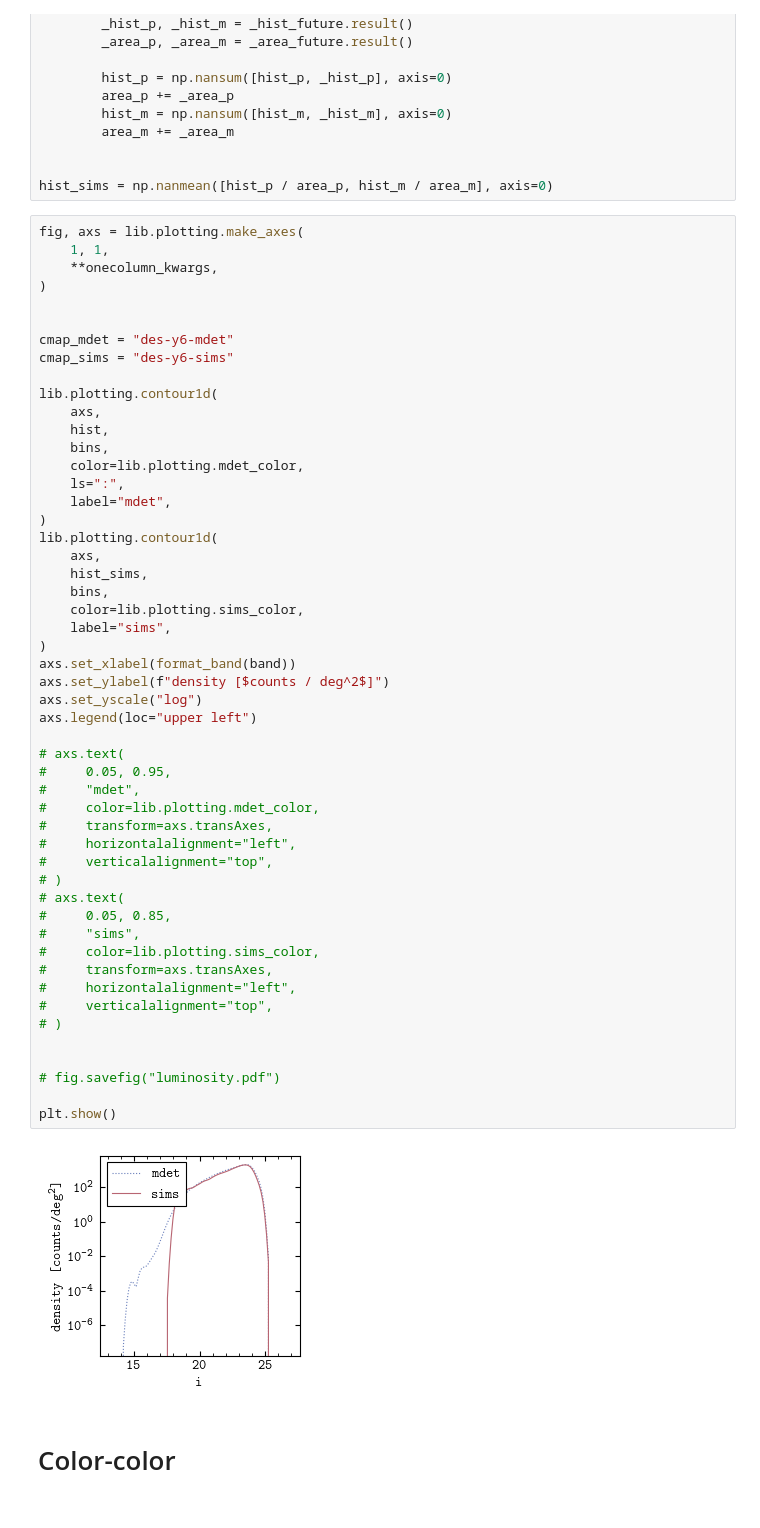
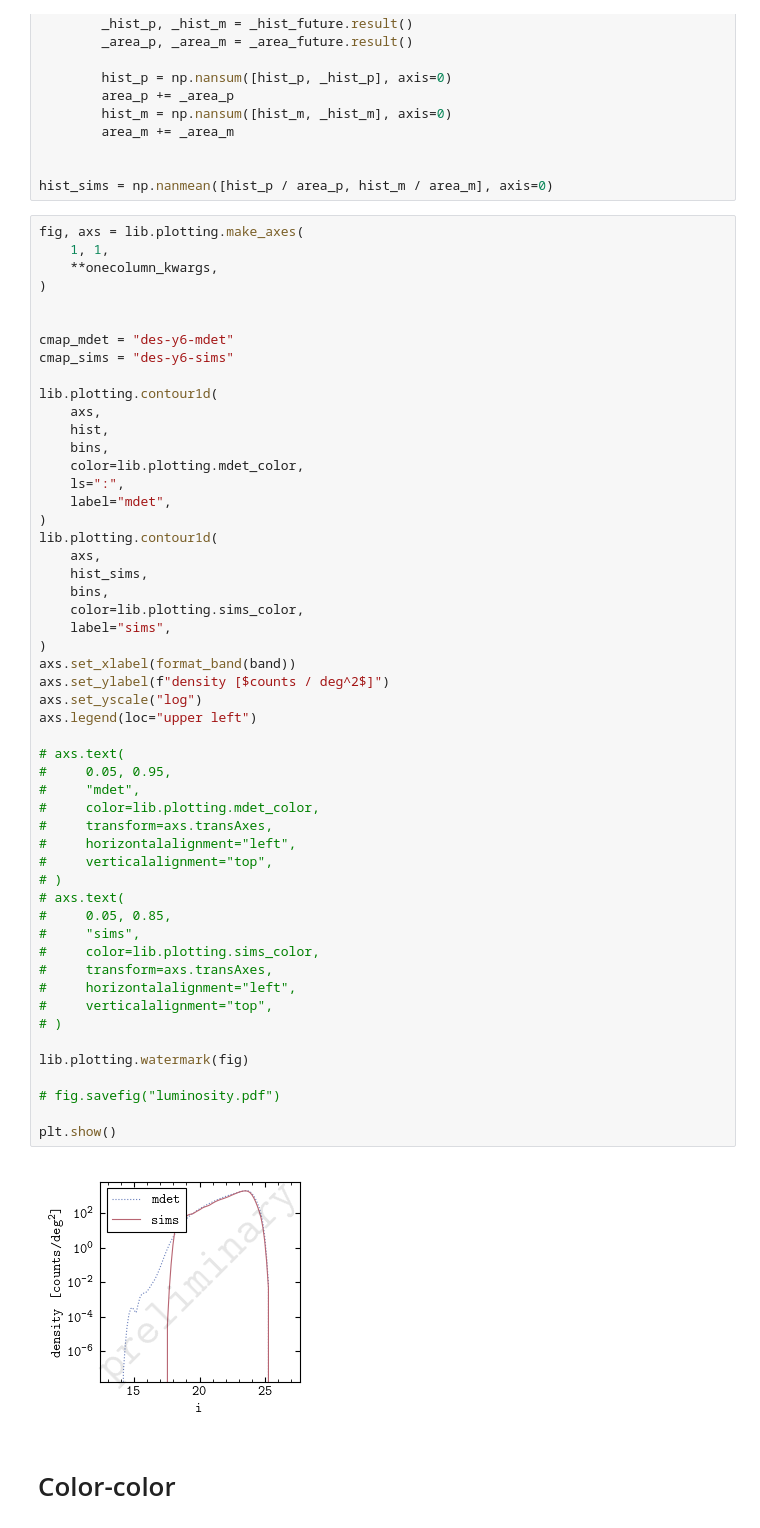
Before and after one commit to sidneymau/des-y6-image-sims-analysis, a Jupyter notebook: plots/dev.ipynb, the cells around one changed output. Cells and saved outputs as stored; diff of their text form.

```diff
--- a/plots/dev.ipynb
+++ b/plots/dev.ipynb
@@ -295,34 +295,35 @@ lib.plotting.contour1d(
     color=lib.plotting.sims_color,
     label="sims",
 )
 axs.set_xlabel(format_band(band))
 axs.set_ylabel(f"density [$counts / deg^2$]")
 axs.set_yscale("log")
 axs.legend(loc="upper left")
 
 # axs.text(
 #     0.05, 0.95,
 #     "mdet",
 #     color=lib.plotting.mdet_color,
 #     transform=axs.transAxes,
 #     horizontalalignment="left",
 #     verticalalignment="top",
 # )
 # axs.text(
 #     0.05, 0.85,
 #     "sims",
 #     color=lib.plotting.sims_color,
 #     transform=axs.transAxes,
 #     horizontalalignment="left",
 #     verticalalignment="top",
 # )
 
+lib.plotting.watermark(fig)
 
 # fig.savefig("luminosity.pdf")
 
 plt.show()
 # %% [output]
-[figure, old version]
+[figure, new version]
 # %% [markdown]
 # Color-color
 # %%
```
Also changed, not shown: 1 other file.
